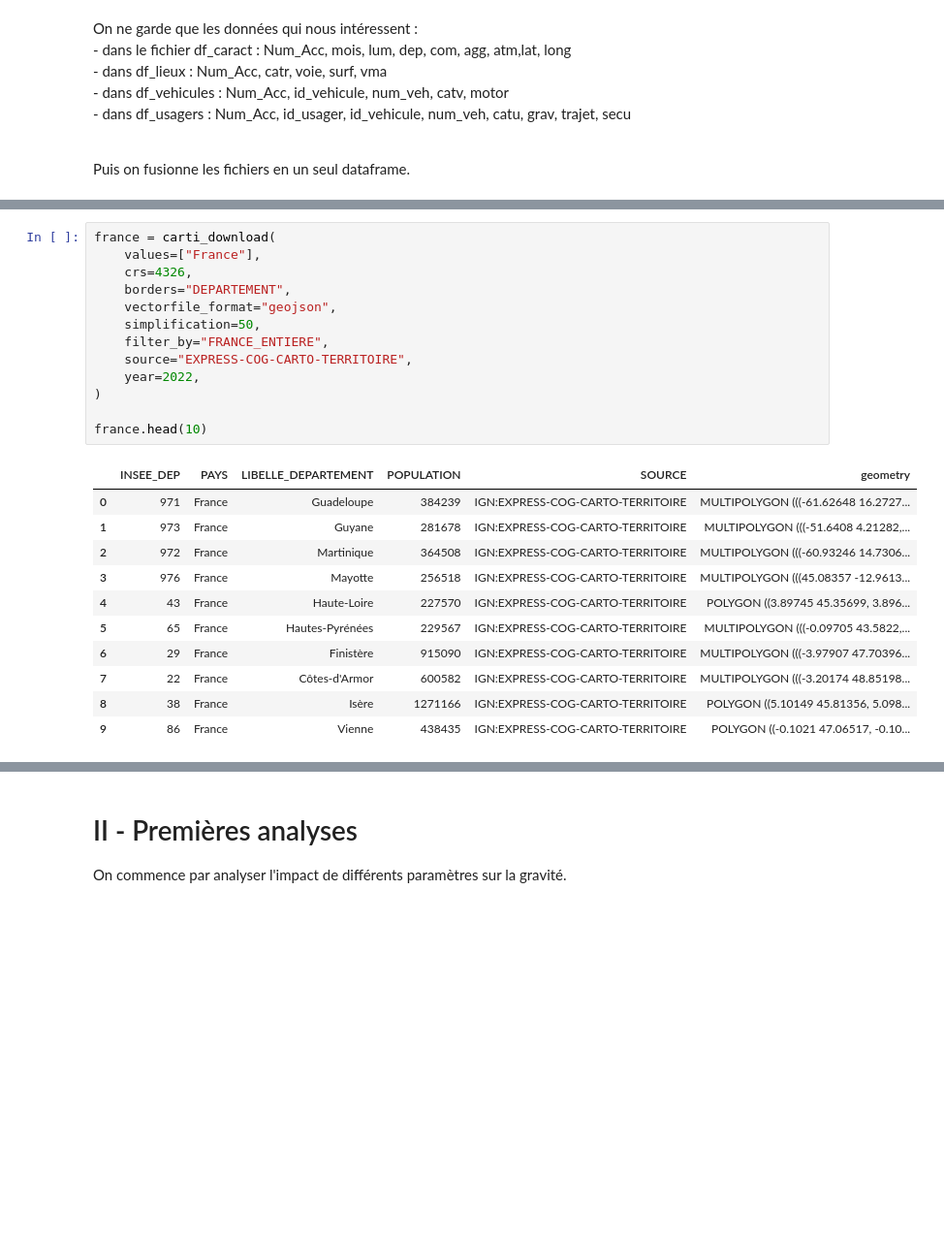
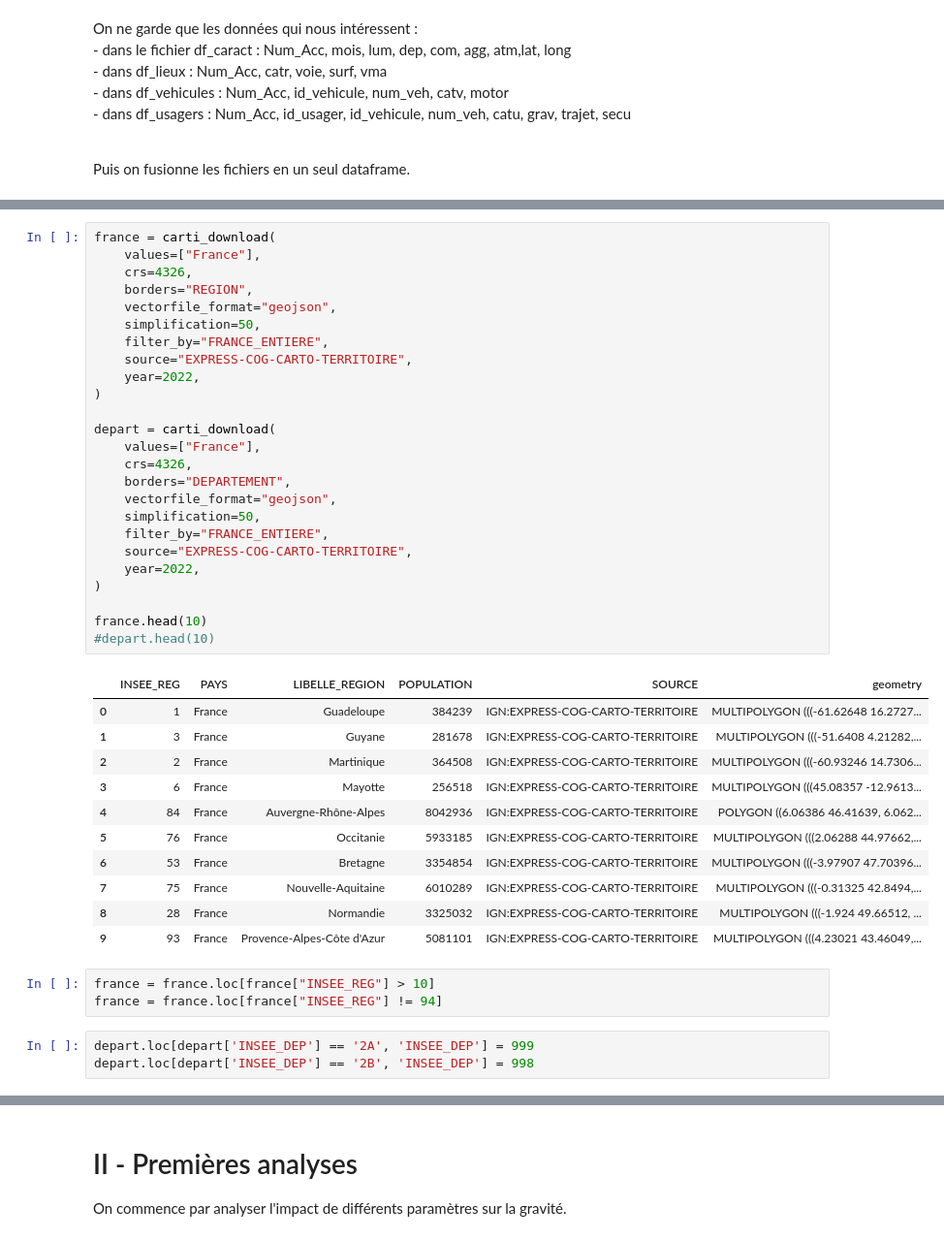
Before and after one commit to celineferbach/Projet-accidents-de-la-route, a Jupyter notebook: importation.ipynb, the cells around one changed output, grey strips where cells are left out. Shown at 97% size. Cells and saved outputs as stored; diff of their text form; blank space fills up the shorter version.

```diff
--- a/importation.ipynb
+++ b/importation.ipynb
@@ -171,26 +195,44 @@ from cartiflette import carti_download
 # %%
 france = carti_download(
+    values=["France"],
+    crs=4326,
+    borders="REGION",
+    vectorfile_format="geojson",
+    simplification=50,
+    filter_by="FRANCE_ENTIERE",
+    source="EXPRESS-COG-CARTO-TERRITOIRE",
+    year=2022,
+)
+
+depart = carti_download(
     values=["France"],
     crs=4326,
     borders="DEPARTEMENT",
     vectorfile_format="geojson",
     simplification=50,
     filter_by="FRANCE_ENTIERE",
     source="EXPRESS-COG-CARTO-TERRITOIRE",
     year=2022,
 )
 
 france.head(10)
+#depart.head(10)
 # %% [output]
-|  | INSEE_DEP | PAYS | LIBELLE_DEPARTEMENT | POPULATION | SOURCE | geometry |
-| 0 | 971 | France | Guadeloupe | 384239 | IGN:EXPRESS-COG-CARTO-TERRITOIRE | MULTIPOLYGON (((-61.62648 16.2727... |
-| 1 | 973 | France | Guyane | 281678 | IGN:EXPRESS-COG-CARTO-TERRITOIRE | MULTIPOLYGON (((-51.6408 4.21282,... |
-| 2 | 972 | France | Martinique | 364508 | IGN:EXPRESS-COG-CARTO-TERRITOIRE | MULTIPOLYGON (((-60.93246 14.7306... |
-| 3 | 976 | France | Mayotte | 256518 | IGN:EXPRESS-COG-CARTO-TERRITOIRE | MULTIPOLYGON (((45.08357 -12.9613... |
-| 4 | 43 | France | Haute-Loire | 227570 | IGN:EXPRESS-COG-CARTO-TERRITOIRE | POLYGON ((3.89745 45.35699, 3.896... |
-| 5 | 65 | France | Hautes-Pyrénées | 229567 | IGN:EXPRESS-COG-CARTO-TERRITOIRE | MULTIPOLYGON (((-0.09705 43.5822,... |
-| 6 | 29 | France | Finistère | 915090 | IGN:EXPRESS-COG-CARTO-TERRITOIRE | MULTIPOLYGON (((-3.97907 47.70396... |
-| 7 | 22 | France | Côtes-d'Armor | 600582 | IGN:EXPRESS-COG-CARTO-TERRITOIRE | MULTIPOLYGON (((-3.20174 48.85198... |
-| 8 | 38 | France | Isère | 1271166 | IGN:EXPRESS-COG-CARTO-TERRITOIRE | POLYGON ((5.10149 45.81356, 5.098... |
-| 9 | 86 | France | Vienne | 438435 | IGN:EXPRESS-COG-CARTO-TERRITOIRE | POLYGON ((-0.1021 47.06517, -0.10... |
+|  | INSEE_REG | PAYS | LIBELLE_REGION | POPULATION | SOURCE | geometry |
+| 0 | 1 | France | Guadeloupe | 384239 | IGN:EXPRESS-COG-CARTO-TERRITOIRE | MULTIPOLYGON (((-61.62648 16.2727... |
+| 1 | 3 | France | Guyane | 281678 | IGN:EXPRESS-COG-CARTO-TERRITOIRE | MULTIPOLYGON (((-51.6408 4.21282,... |
+| 2 | 2 | France | Martinique | 364508 | IGN:EXPRESS-COG-CARTO-TERRITOIRE | MULTIPOLYGON (((-60.93246 14.7306... |
+| 3 | 6 | France | Mayotte | 256518 | IGN:EXPRESS-COG-CARTO-TERRITOIRE | MULTIPOLYGON (((45.08357 -12.9613... |
+| 4 | 84 | France | Auvergne-Rhône-Alpes | 8042936 | IGN:EXPRESS-COG-CARTO-TERRITOIRE | POLYGON ((6.06386 46.41639, 6.062... |
+| 5 | 76 | France | Occitanie | 5933185 | IGN:EXPRESS-COG-CARTO-TERRITOIRE | MULTIPOLYGON (((2.06288 44.97662,... |
+| 6 | 53 | France | Bretagne | 3354854 | IGN:EXPRESS-COG-CARTO-TERRITOIRE | MULTIPOLYGON (((-3.97907 47.70396... |
+| 7 | 75 | France | Nouvelle-Aquitaine | 6010289 | IGN:EXPRESS-COG-CARTO-TERRITOIRE | MULTIPOLYGON (((-0.31325 42.8494,... |
+| 8 | 28 | France | Normandie | 3325032 | IGN:EXPRESS-COG-CARTO-TERRITOIRE | MULTIPOLYGON (((-1.924 49.66512, ... |
+| 9 | 93 | France | Provence-Alpes-Côte d'Azur | 5081101 | IGN:EXPRESS-COG-CARTO-TERRITOIRE | MULTIPOLYGON (((4.23021 43.46049,... |
+# %%
+france = france.loc[france["INSEE_REG"] > 10]
+france = france.loc[france["INSEE_REG"] != 94]
+# %%
+depart.loc[depart['INSEE_DEP'] == '2A', 'INSEE_DEP'] = 999
+depart.loc[depart['INSEE_DEP'] == '2B', 'INSEE_DEP'] = 998
 # %%
```
Also changed, not shown: parts of 12 cells of this notebook, 1 other file.
